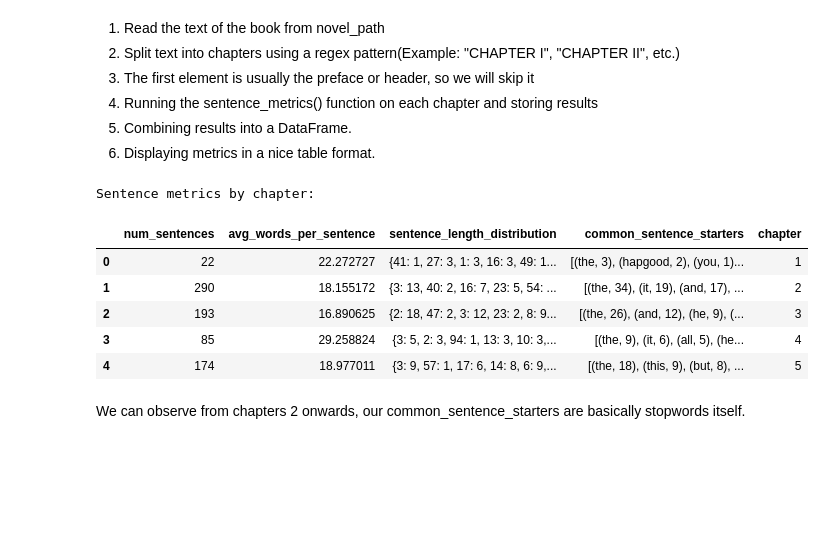
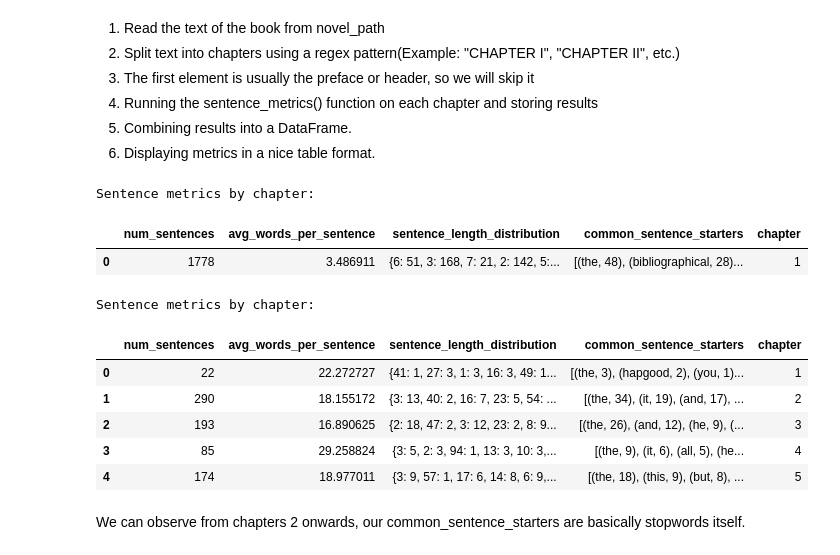
Before and after one commit to stephaniebie/book_analysis, a Jupyter notebook: Final_Report.ipynb, the cells around one changed output. Saved outputs shown, nothing was run; the diff lists cells and outputs as text; code cells hidden in the pictures; blank space fills up the shorter version.

```diff
--- a/Final_Report.ipynb
+++ b/Final_Report.ipynb
@@ -212,0 +179,21 @@ gutenberg literary archive -> 13
+# %%
+import sys, os
+sys.path.insert(0, os.path.abspath("src"))
+
+from book_analysis.nlp import analyze_book
+
+
+filepath_ai = './data/artificial_intelligence_a_modern_approach.txt'
+filepath_fiction = './data/notre_dame_de_paris_hugo.txt'
+
+
+ai_results = analyze_book(filepath_ai)
+notre_dame_results = analyze_book(filepath_fiction)
+
+
+for name, res in [("AI Textbook", ai_results), ("Notre Dame", notre_dame_results)]:
+    print(f"{name}")
+    print(f"Total characters: {res['total_chars']}")
+    print(f"Tokens before cleaning: {res['total_tokens_before']}")
+    print(f"Tokens after cleaning: {res['total_tokens_after']}")
+    print(f"Top 10 words: {res['word_freq'].most_common(10)}")
@@ -226,30 +303,52 @@ import re
 5. Combining results into a DataFrame.
 6. Displaying metrics in a nice table format.
 # %%
-with open(novel_path, "r", encoding="utf-8") as f:
+with open(filepath_ai, "r", encoding="utf-8") as f:
     book_text = f.read()
 
 chapters = re.split(r"\bCHAPTER [IVXLCDM]+\b", book_text, flags=re.IGNORECASE)
 
 chapters = [ch.strip() for ch in chapters if len(ch.strip()) > 500]
 
 chapter_results = []
 for i, ch in enumerate(chapters, start=1):
     metrics = sentence_metrics(ch)
     metrics["chapter"] = i
     chapter_results.append(metrics)
 
 results_df = pd.DataFrame(chapter_results)
 
 print("\nSentence metrics by chapter:")
 display(results_df.head())
 # %% [output]
 Sentence metrics by chapter:
 |  | num_sentences | avg_words_per_sentence | sentence_length_distribution | common_sentence_starters | chapter |
-| 0 | 22 | 22.272727 | {41: 1, 27: 3, 1: 3, 16: 3, 49: 1... | [(the, 3), (hapgood, 2), (you, 1)... | 1 |
-| 1 | 290 | 18.155172 | {3: 13, 40: 2, 16: 7, 23: 5, 54: ... | [(the, 34), (it, 19), (and, 17), ... | 2 |
-| 2 | 193 | 16.890625 | {2: 18, 47: 2, 3: 12, 23: 2, 8: 9... | [(the, 26), (and, 12), (he, 9), (... | 3 |
-| 3 | 85 | 29.258824 | {3: 5, 2: 3, 94: 1, 13: 3, 10: 3,... | [(the, 9), (it, 6), (all, 5), (he... | 4 |
-| 4 | 174 | 18.977011 | {3: 9, 57: 1, 17: 6, 14: 8, 6: 9,... | [(the, 18), (this, 9), (but, 8), ... | 5 |
+| 0 | 1778 | 3.486911 | {6: 51, 3: 168, 7: 21, 2: 142, 5:... | [(the, 48), (bibliographical, 28)... | 1 |
+# %%
+with open(filepath_fiction, "r", encoding="utf-8") as f:
+    book_text = f.read()
+
+chapters = re.split(r"\bCHAPTER [IVXLCDM]+\b", book_text, flags=re.IGNORECASE)
+
+chapters = [ch.strip() for ch in chapters if len(ch.strip()) > 500]
+
+chapter_results = []
+for i, ch in enumerate(chapters, start=1):
+    metrics = sentence_metrics(ch)
+    metrics["chapter"] = i
+    chapter_results.append(metrics)
+
+results_df = pd.DataFrame(chapter_results)
+
+print("\nSentence metrics by chapter:")
+display(results_df.head())
+# %% [output]
+Sentence metrics by chapter:
+|  | num_sentences | avg_words_per_sentence | sentence_length_distribution | common_sentence_starters | chapter |
+| 0 | 22 | 22.272727 | {41: 1, 27: 3, 1: 3, 16: 3, 49: 1... | [(the, 3), (hapgood, 2), (you, 1)... | 1 |
+| 1 | 290 | 18.155172 | {3: 13, 40: 2, 16: 7, 23: 5, 54: ... | [(the, 34), (it, 19), (and, 17), ... | 2 |
+| 2 | 193 | 16.890625 | {2: 18, 47: 2, 3: 12, 23: 2, 8: 9... | [(the, 26), (and, 12), (he, 9), (... | 3 |
+| 3 | 85 | 29.258824 | {3: 5, 2: 3, 94: 1, 13: 3, 10: 3,... | [(the, 9), (it, 6), (all, 5), (he... | 4 |
+| 4 | 174 | 18.977011 | {3: 9, 57: 1, 17: 6, 14: 8, 6: 9,... | [(the, 18), (this, 9), (but, 8), ... | 5 |
 # %% [markdown]
 We can observe from chapters 2 onwards, our common_sentence_starters are basically stopwords itself.
```
Also changed, not shown: parts of 10 cells of this notebook, 4 other files.
